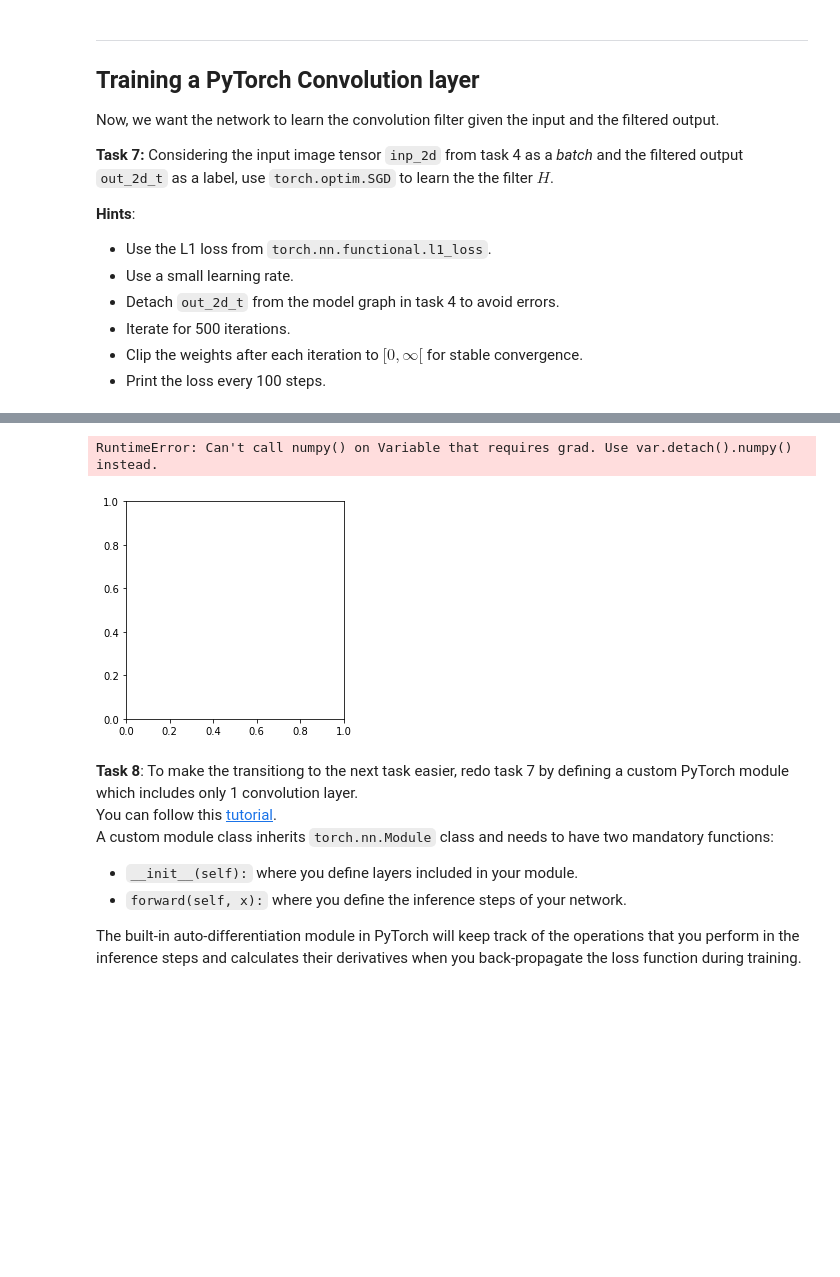
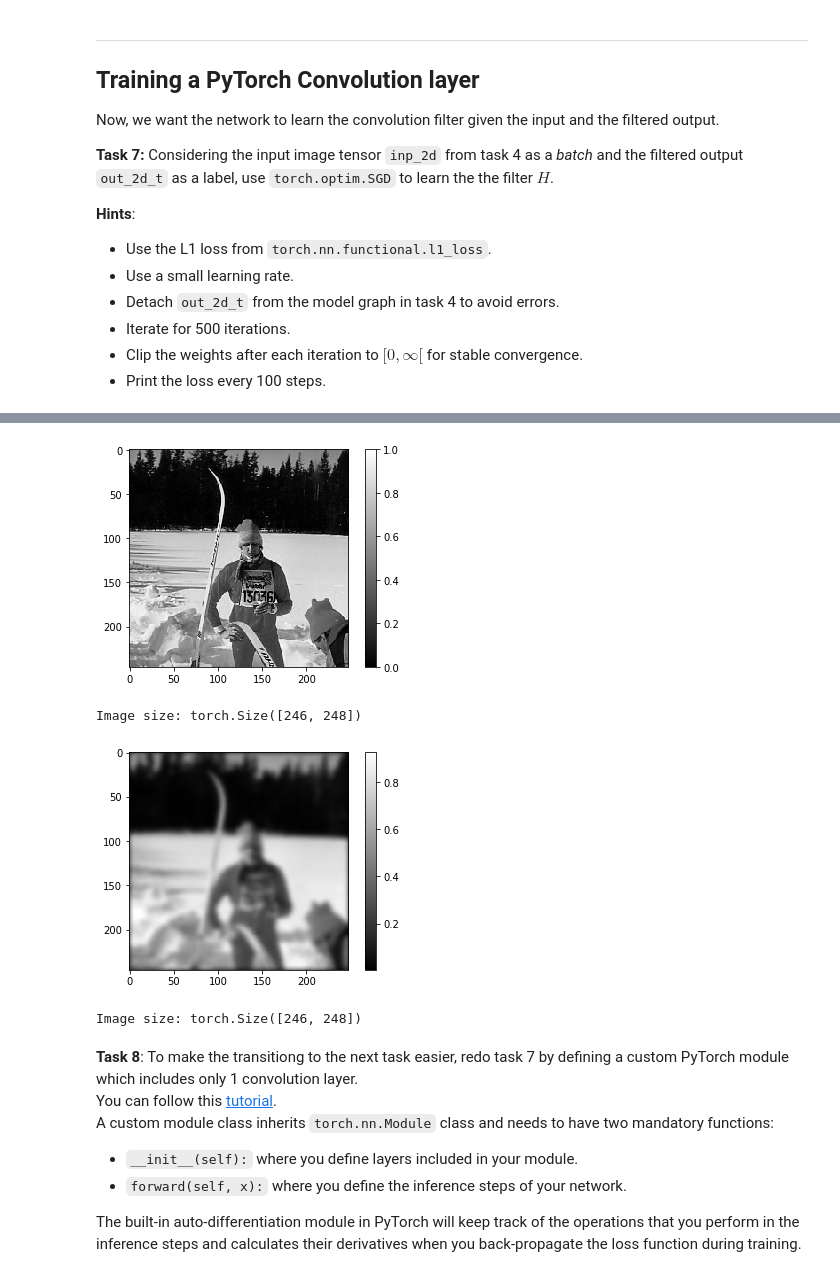
Before and after one commit to FilipBerglund/TBMI26, a Jupyter notebook: lab3/lab3.ipynb, the cells around one changed output, grey strips where cells are left out. Cells and saved outputs as stored; diff of their text form; code cells hidden in the pictures; blank space fills up the shorter version.

```diff
--- a/lab3/lab3.ipynb
+++ b/lab3/lab3.ipynb
@@ -220,8 +222,11 @@ torch.Size([1, 1, 246, 248])
 # %%
-visualize(y_pred[0,0,:,:]
+visualize(img_d[0,0,:,:])
+visualize(out_2d_t[0,0,:,:])
 # %% [output]
+[figure, new version]
-RuntimeError: Can't call numpy() on Variable that requires grad. Use var.detach().numpy() instead.
+Image size: torch.Size([246, 248])
-[figure, old version]
+[figure, added]
+Image size: torch.Size([246, 248])
 # %% [markdown]
 **Task 8**:
 To make the transitiong to the next task easier, redo task 7 by defining a custom PyTorch module which includes only 1 convolution layer.
```
Also changed, not shown: parts of 1 cell of this notebook.
